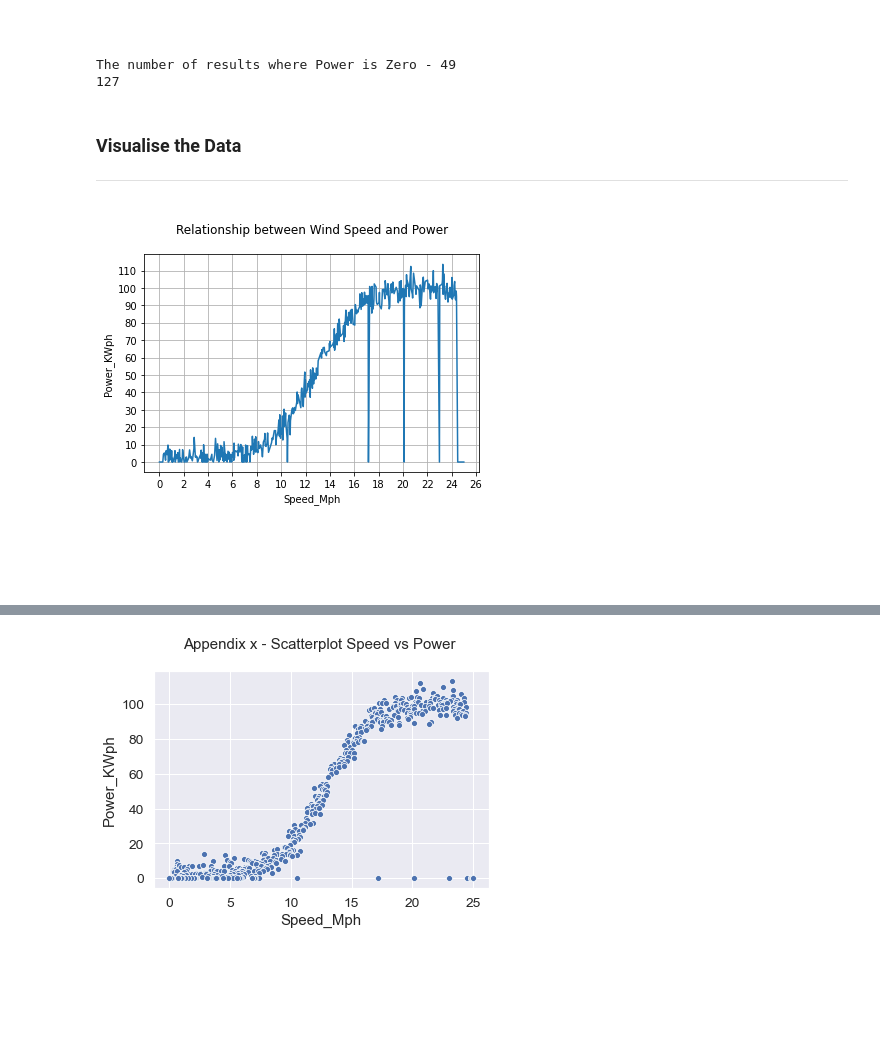
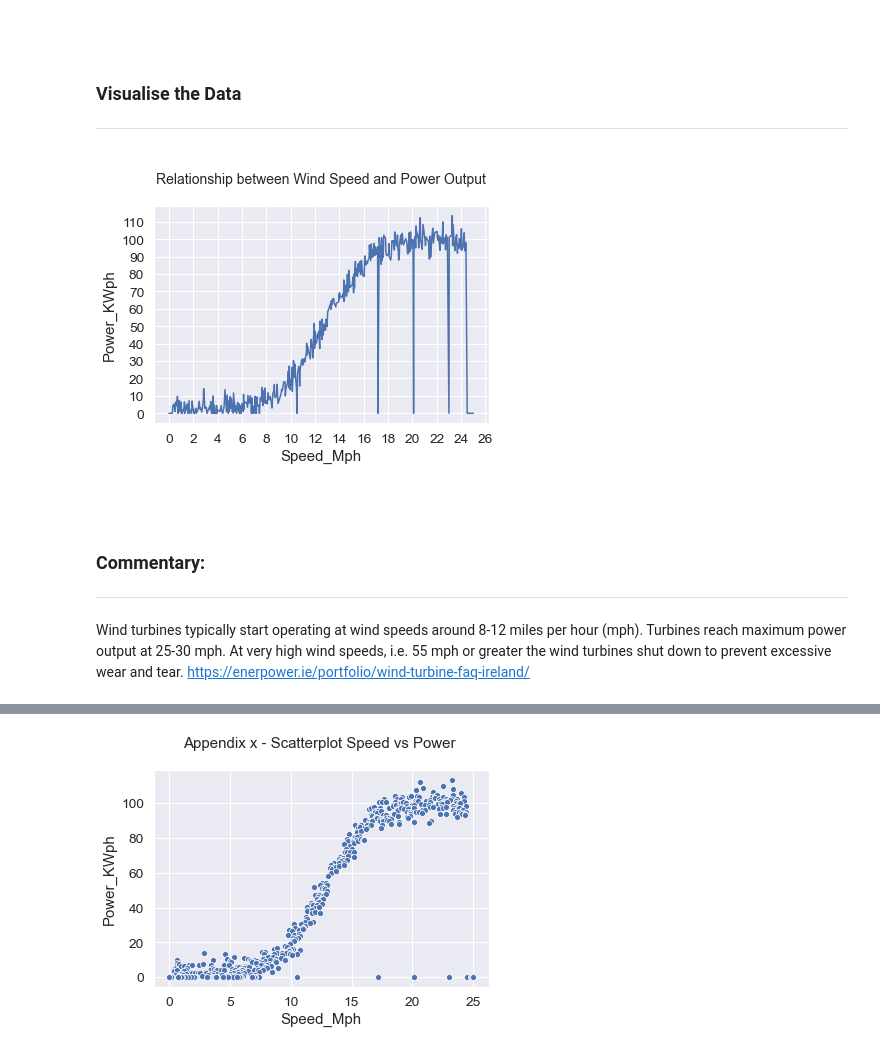
Before and after one commit to Fiona-600/Data-Analytics-2020-Project, a Jupyter notebook: Fundamentals Project 2020.ipynb, the cells around one changed output, grey strips where cells are left out. Saved outputs shown, nothing was run; the diff lists cells and outputs as text; code cells hidden in the pictures; blank space fills up the shorter version.

Commit message:
plot commentary added

```diff
--- a/Fundamentals Project 2020.ipynb
+++ b/Fundamentals Project 2020.ipynb
@@ -181,30 +181,24 @@ Power_KWph
 113.56             1           1
 # %% [markdown]
 <BR>
-# %%
-#Number of values where wind speed is bigger than 3.5 and active power is zero.
-#If wind speed is bigger than 3.5 and active power is zero, this means turbine is out of order. we must eliminate these.
-#print(len(df["Power_KWph"][(df["Power_KWph"]==0)&(df["Speed_Mph"]>3.5)]))
-print ("The number of results where Power is Zero -",(len(df["Power_KWph"][(df["Power_KWph"]==0)])))
-print(len(df["Power_KWph"][(df["Power_KWph"]>0)&(df["Power_KWph"]<10)]))
-#print(len(df["Power_KWph"][(df["Power_KWph"]==0)]))
-# %% [output]
-The number of results where Power is Zero - 49
-127
 # %% [markdown]
 ### Visualise the Data
 ***
 # %%
 import matplotlib.pyplot as plt
-plt.title('\nRelationship between Wind Speed and Power\n')
+plt.title('\nRelationship between Wind Speed and Power Output\n', fontsize = 14)
 plt.xticks([0, 2, 4, 6,8,10,12,14,16,18,20,22,24,26])
 plt.yticks([0, 10,20,30,40,50,60,70,80,90,100,110,120,130,140,150])
 plt.grid(True)
 sns.lineplot (x=df.Speed_Mph,y=df.Power_KWph)
 plt.show()
 # %% [output]
-[figure, old version]
+[figure, new version]
 # %% [markdown]
 <BR>
 # %% [markdown]
-<BR>
+### Commentary:
+***
+# %% [markdown]
+Wind turbines typically start operating at wind speeds around 8-12 miles per hour (mph). Turbines reach maximum power output at 25-30 mph. At very high wind speeds, i.e. 55 mph or greater the wind turbines shut down to prevent excessive wear and tear.
+https://enerpower.ie/portfolio/wind-turbine-faq-ireland/
```
Also changed, not shown: parts of 5 cells of this notebook.
